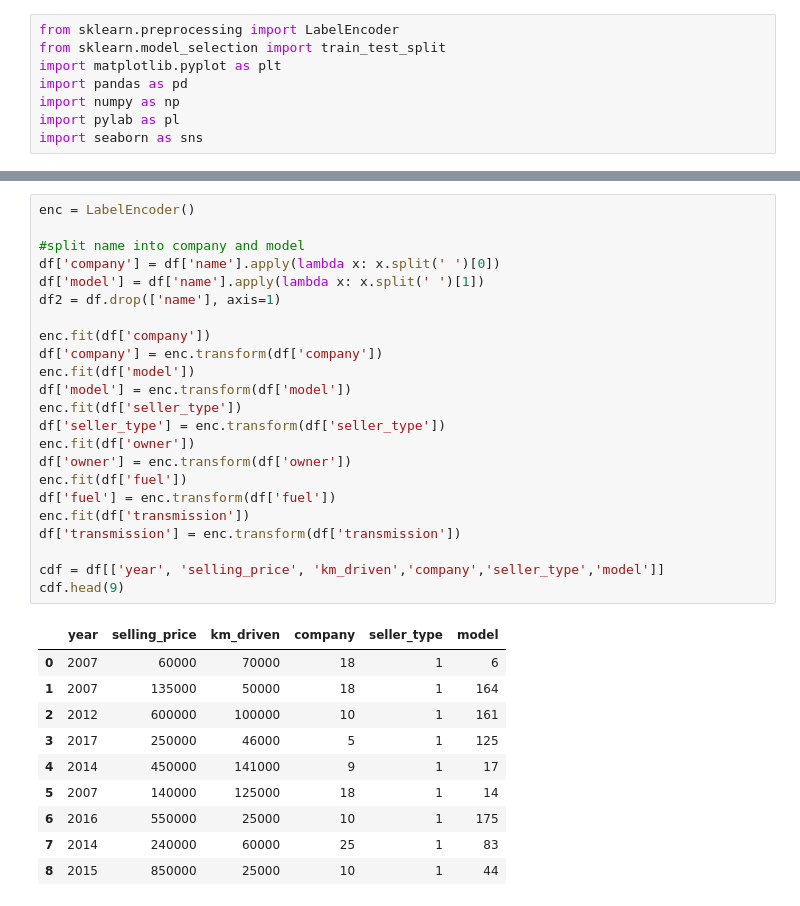
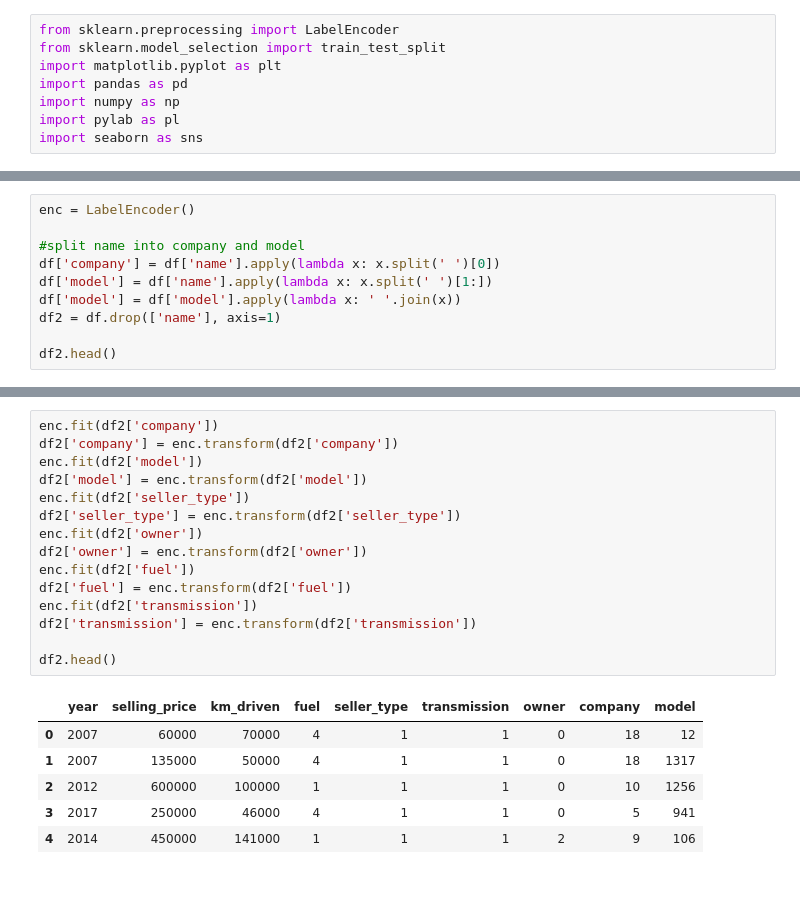
Before and after one commit to adrijmz/notebooks, a Jupyter notebook: car-dekho/car_dekho.ipynb, the cells around one changed output, grey strips where cells are left out. Cells and saved outputs as stored; diff of their text form.

```diff
--- a/car-dekho/car_dekho.ipynb
+++ b/car-dekho/car_dekho.ipynb
@@ -16,3 +18,13 @@ df.head()
 | 2 | Hyundai Verna 1.6 SX | 2012 | 600000 | 100000 | Diesel | Individual | Manual | First Owner |
 | 3 | Datsun RediGO T Option | 2017 | 250000 | 46000 | Petrol | Individual | Manual | First Owner |
 | 4 | Honda Amaze VX i-DTEC | 2014 | 450000 | 141000 | Diesel | Individual | Manual | Second Owner |
+# %%
+enc = LabelEncoder()
+
+#split name into company and model
+df['company'] = df['name'].apply(lambda x: x.split(' ')[0])
+df['model'] = df['name'].apply(lambda x: x.split(' ')[1:])
+df['model'] = df['model'].apply(lambda x: ' '.join(x))
+df2 = df.drop(['name'], axis=1)
+
+df2.head()
@@ -19,34 +38,22 @@ df.head()
 # %%
-enc = LabelEncoder()
+enc.fit(df2['company'])
+df2['company'] = enc.transform(df2['company'])
+enc.fit(df2['model'])
+df2['model'] = enc.transform(df2['model'])
+enc.fit(df2['seller_type'])
+df2['seller_type'] = enc.transform(df2['seller_type'])
+enc.fit(df2['owner'])
+df2['owner'] = enc.transform(df2['owner'])
+enc.fit(df2['fuel'])
+df2['fuel'] = enc.transform(df2['fuel'])
+enc.fit(df2['transmission'])
+df2['transmission'] = enc.transform(df2['transmission'])
 
-#split name into company and model
-df['company'] = df['name'].apply(lambda x: x.split(' ')[0])
-df['model'] = df['name'].apply(lambda x: x.split(' ')[1])
-df2 = df.drop(['name'], axis=1)
-
-enc.fit(df['company'])
-df['company'] = enc.transform(df['company'])
-enc.fit(df['model'])
-df['model'] = enc.transform(df['model'])
-enc.fit(df['seller_type'])
-df['seller_type'] = enc.transform(df['seller_type'])
-enc.fit(df['owner'])
-df['owner'] = enc.transform(df['owner'])
-enc.fit(df['fuel'])
-df['fuel'] = enc.transform(df['fuel'])
-enc.fit(df['transmission'])
-df['transmission'] = enc.transform(df['transmission'])
-
-cdf = df[['year', 'selling_price', 'km_driven','company','seller_type','model']]
-cdf.head(9)
+df2.head()
 # %% [output]
-|  | year | selling_price | km_driven | company | seller_type | model |
-| 0 | 2007 | 60000 | 70000 | 18 | 1 | 6 |
-| 1 | 2007 | 135000 | 50000 | 18 | 1 | 164 |
-| 2 | 2012 | 600000 | 100000 | 10 | 1 | 161 |
-| 3 | 2017 | 250000 | 46000 | 5 | 1 | 125 |
-| 4 | 2014 | 450000 | 141000 | 9 | 1 | 17 |
-| 5 | 2007 | 140000 | 125000 | 18 | 1 | 14 |
-| 6 | 2016 | 550000 | 25000 | 10 | 1 | 175 |
-| 7 | 2014 | 240000 | 60000 | 25 | 1 | 83 |
-| 8 | 2015 | 850000 | 25000 | 10 | 1 | 44 |
+|  | year | selling_price | km_driven | fuel | seller_type | transmission | owner | company | model |
+| 0 | 2007 | 60000 | 70000 | 4 | 1 | 1 | 0 | 18 | 12 |
+| 1 | 2007 | 135000 | 50000 | 4 | 1 | 1 | 0 | 18 | 1317 |
+| 2 | 2012 | 600000 | 100000 | 1 | 1 | 1 | 0 | 10 | 1256 |
+| 3 | 2017 | 250000 | 46000 | 4 | 1 | 1 | 0 | 5 | 941 |
+| 4 | 2014 | 450000 | 141000 | 1 | 1 | 1 | 2 | 9 | 106 |
```
Also changed, not shown: parts of 11 cells of this notebook.
